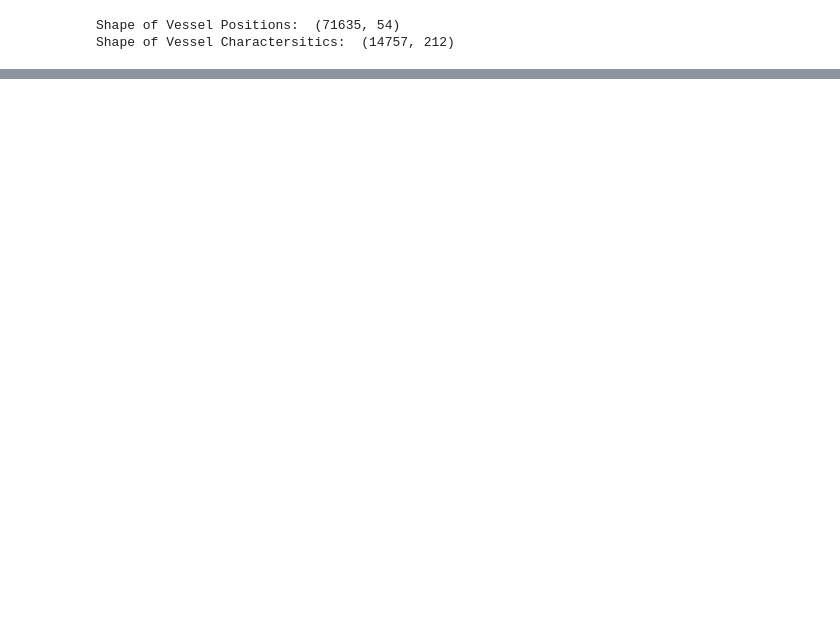
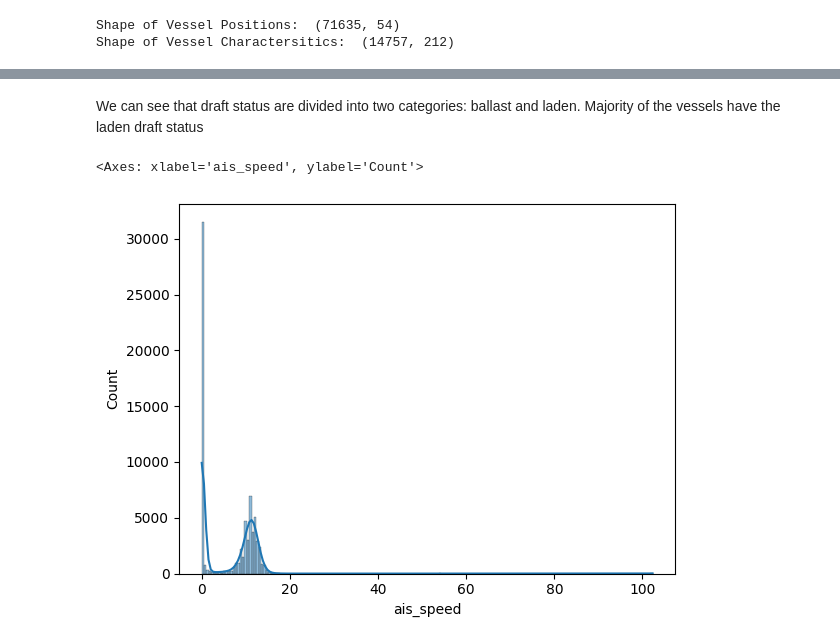
Before and after one commit to Mustafashraf/vessel_test, a Jupyter notebook: vessel_test.ipynb, the cells around one changed output, grey strips where cells are left out. Saved outputs shown, nothing was run; the diff lists cells and outputs as text; code cells hidden in the pictures; blank space fills up the shorter version.

```diff
--- a/vessel_test.ipynb
+++ b/vessel_test.ipynb
@@ -91,0 +78,7 @@ dtype: int64
+# %% [markdown]
+We can see that draft status are divided into two categories: ballast and laden. Majority of the vessels have the laden draft status
+# %%
+sns.histplot(vessel_positions_df['ais_speed'], kde=True)
+# %% [output]
+<Axes: xlabel='ais_speed', ylabel='Count'>
+[figure, added]
```
Also changed, not shown: parts of 25 cells of this notebook.
